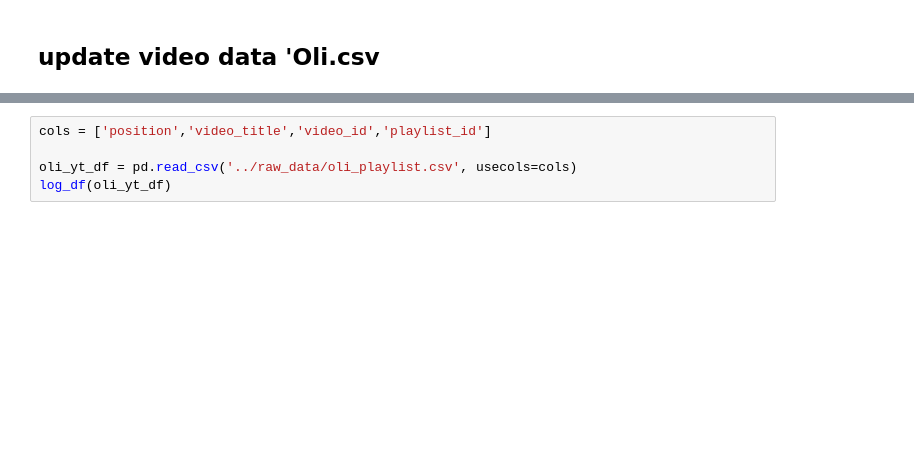
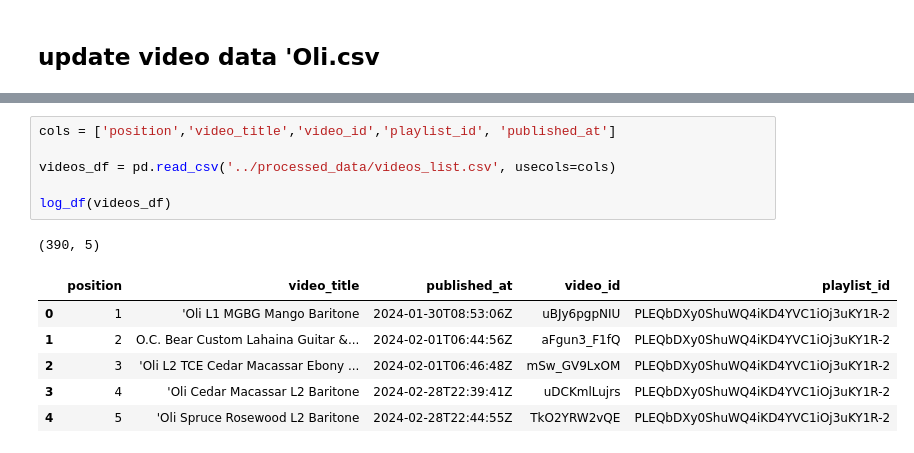
Before and after one commit to wykhuh/oli-database, a Jupyter notebook: notebooks/update_oli_file.ipynb, the cells around one changed output, grey strips where cells are left out. Drawn from its saved outputs; the diff is of its cells as text; blank space fills up the shorter version.

```diff
--- a/notebooks/update_oli_file.ipynb
+++ b/notebooks/update_oli_file.ipynb
@@ -63,6 +87,15 @@ log_df(my_oli_df)
 # %%
-cols = ['position','video_title','video_id','playlist_id']
+cols = ['position','video_title','video_id','playlist_id', 'published_at']
 
-oli_yt_df = pd.read_csv('../raw_data/oli_playlist.csv', usecols=cols)
-log_df(oli_yt_df)
+videos_df = pd.read_csv('../processed_data/videos_list.csv', usecols=cols)
+
+log_df(videos_df)
+# %% [output]
+(390, 5)
+|  | position | video_title | published_at | video_id | playlist_id |
+| 0 | 1 | 'Oli L1 MGBG Mango Baritone | 2024-01-30T08:53:06Z | uBJy6pgpNIU | PLEQbDXy0ShuWQ4iKD4YVC1iOj3uKY1R-2 |
+| 1 | 2 | O.C. Bear Custom Lahaina Guitar &... | 2024-02-01T06:44:56Z | aFgun3_F1fQ | PLEQbDXy0ShuWQ4iKD4YVC1iOj3uKY1R-2 |
+| 2 | 3 | 'Oli L2 TCE Cedar Macassar Ebony ... | 2024-02-01T06:46:48Z | mSw_GV9LxOM | PLEQbDXy0ShuWQ4iKD4YVC1iOj3uKY1R-2 |
+| 3 | 4 | 'Oli Cedar Macassar L2 Baritone | 2024-02-28T22:39:41Z | uDCKmlLujrs | PLEQbDXy0ShuWQ4iKD4YVC1iOj3uKY1R-2 |
+| 4 | 5 | 'Oli Spruce Rosewood L2 Baritone | 2024-02-28T22:44:55Z | TkO2YRW2vQE | PLEQbDXy0ShuWQ4iKD4YVC1iOj3uKY1R-2 |
 # %%
```
Also changed, not shown: parts of 11 cells of this notebook, 6 other files.
